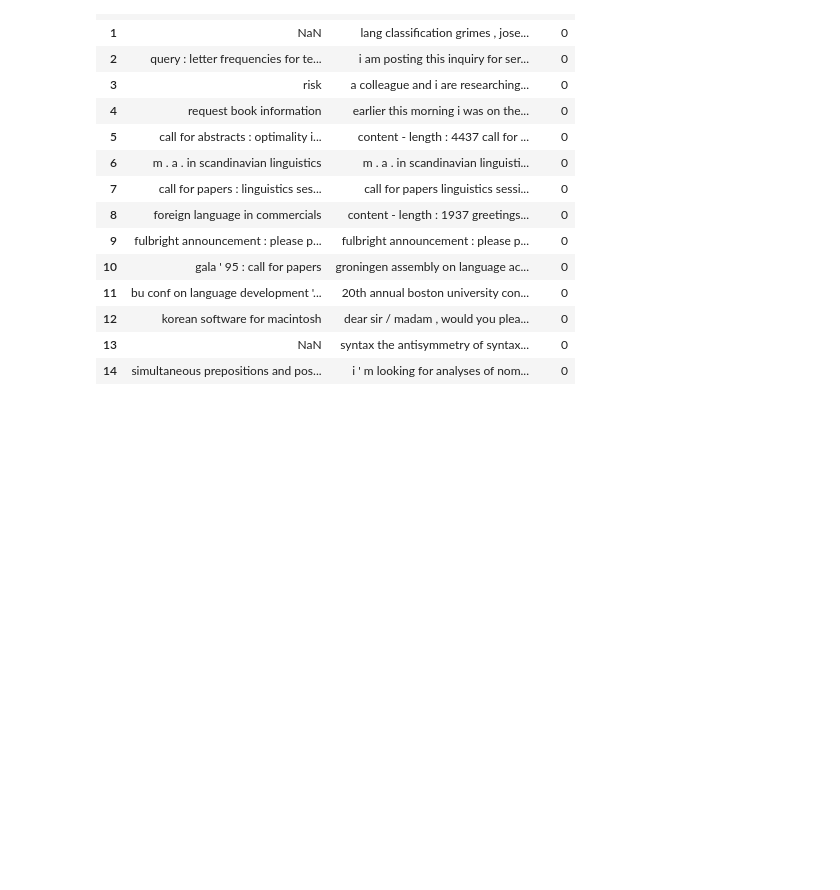
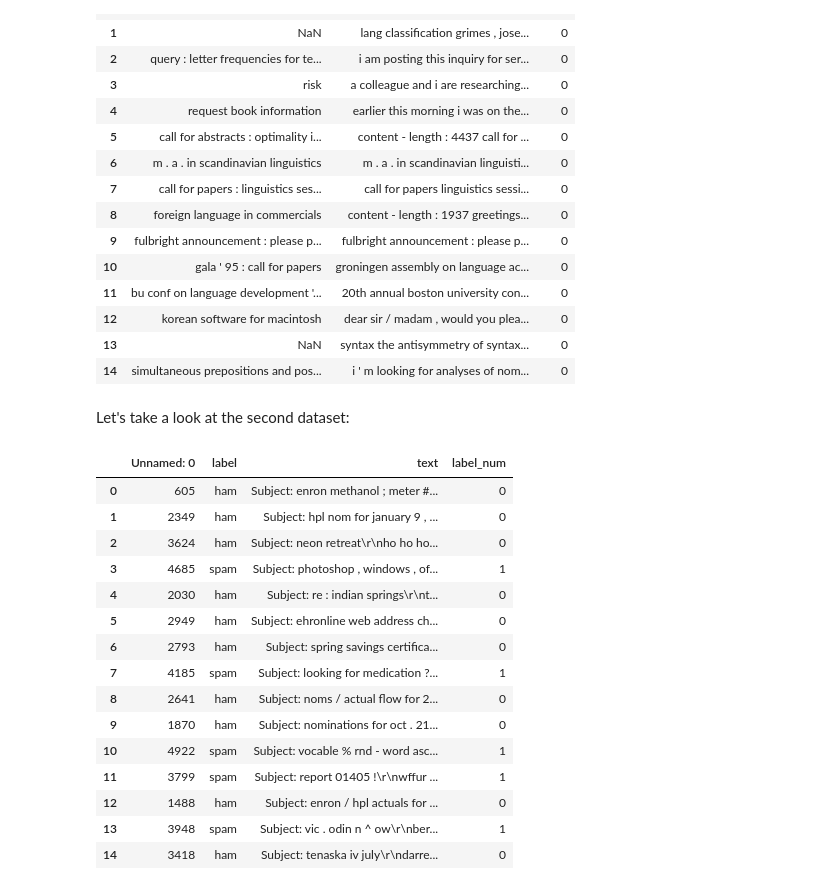
Before and after one commit to KaloyanRakov/Spam-Email-Classifier, a Jupyter notebook: Notebooks/Spam Email Classifier.ipynb, the cells around one changed output. Cells and saved outputs as stored; diff of their text form; code cells hidden in the pictures; blank space fills up the shorter version.

```diff
--- a/Notebooks/Spam Email Classifier.ipynb
+++ b/Notebooks/Spam Email Classifier.ipynb
@@ -37,3 +46,25 @@ df.head(15)
 | 12 | korean software for macintosh | dear sir / madam , would you plea... | 0 |
 | 13 | NaN | syntax the antisymmetry of syntax... | 0 |
 | 14 | simultaneous prepositions and pos... | i ' m looking for analyses of nom... | 0 |
+# %% [markdown]
+Let's take a look at the second dataset:
+# %%
+df2 = pd.read_csv("../Datasets/Spam Mails Dataset/spam_ham_dataset.csv")
+df2.head(15)
+# %% [output]
+|  | Unnamed: 0 | label | text | label_num |
+| 0 | 605 | ham | Subject: enron methanol ; meter #... | 0 |
+| 1 | 2349 | ham | Subject: hpl nom for january 9 , ... | 0 |
+| 2 | 3624 | ham | Subject: neon retreat\r\nho ho ho... | 0 |
+| 3 | 4685 | spam | Subject: photoshop , windows , of... | 1 |
+| 4 | 2030 | ham | Subject: re : indian springs\r\nt... | 0 |
+| 5 | 2949 | ham | Subject: ehronline web address ch... | 0 |
+| 6 | 2793 | ham | Subject: spring savings certifica... | 0 |
+| 7 | 4185 | spam | Subject: looking for medication ?... | 1 |
+| 8 | 2641 | ham | Subject: noms / actual flow for 2... | 0 |
+| 9 | 1870 | ham | Subject: nominations for oct . 21... | 0 |
+| 10 | 4922 | spam | Subject: vocable % rnd - word asc... | 1 |
+| 11 | 3799 | spam | Subject: report 01405 !\r\nwffur ... | 1 |
+| 12 | 1488 | ham | Subject: enron / hpl actuals for ... | 0 |
+| 13 | 3948 | spam | Subject: vic . odin n ^ ow\r\nber... | 1 |
+| 14 | 3418 | ham | Subject: tenaska iv july\r\ndarre... | 0 |
```
Also changed, not shown: parts of 16 cells of this notebook, 3 other files.
